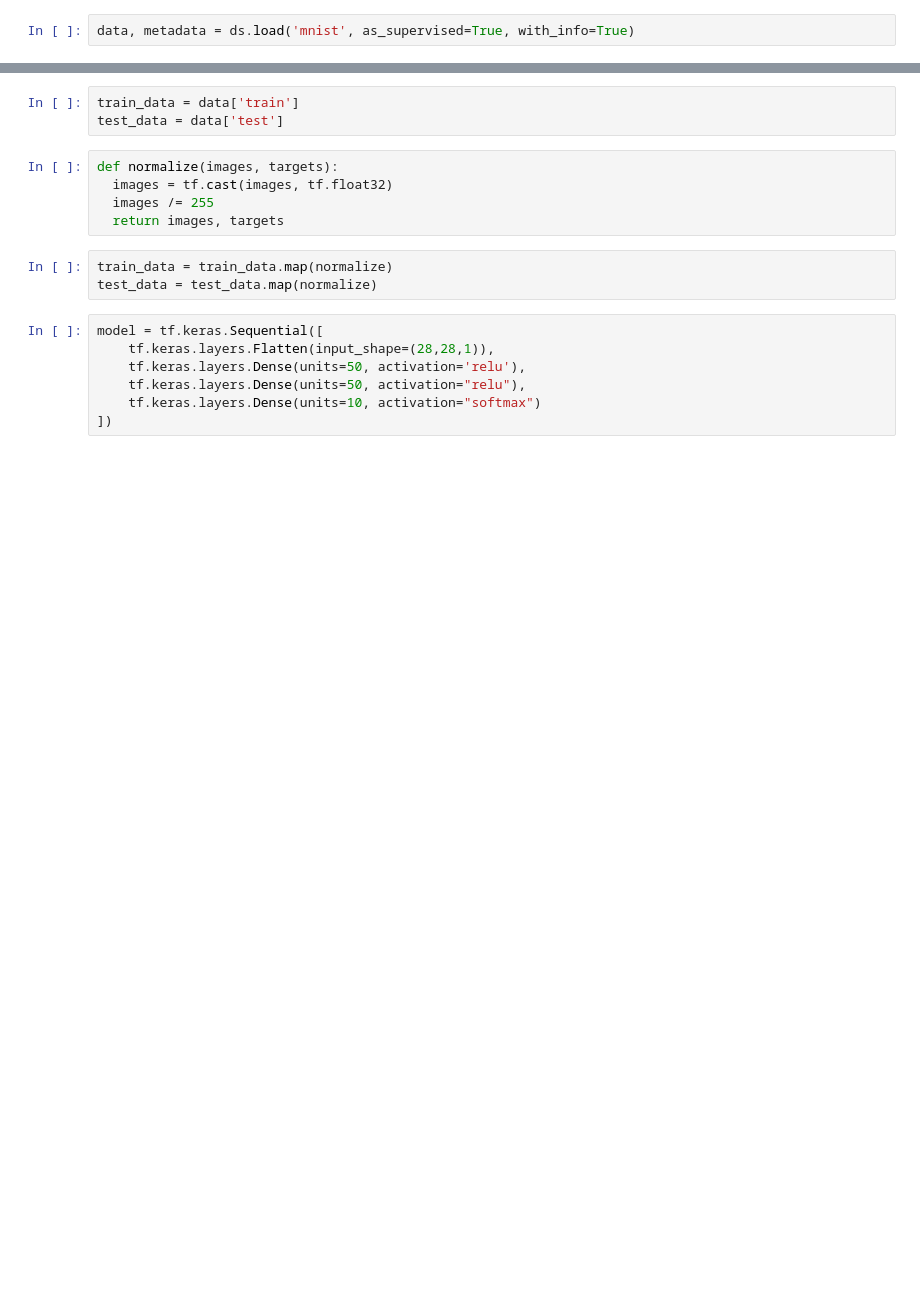
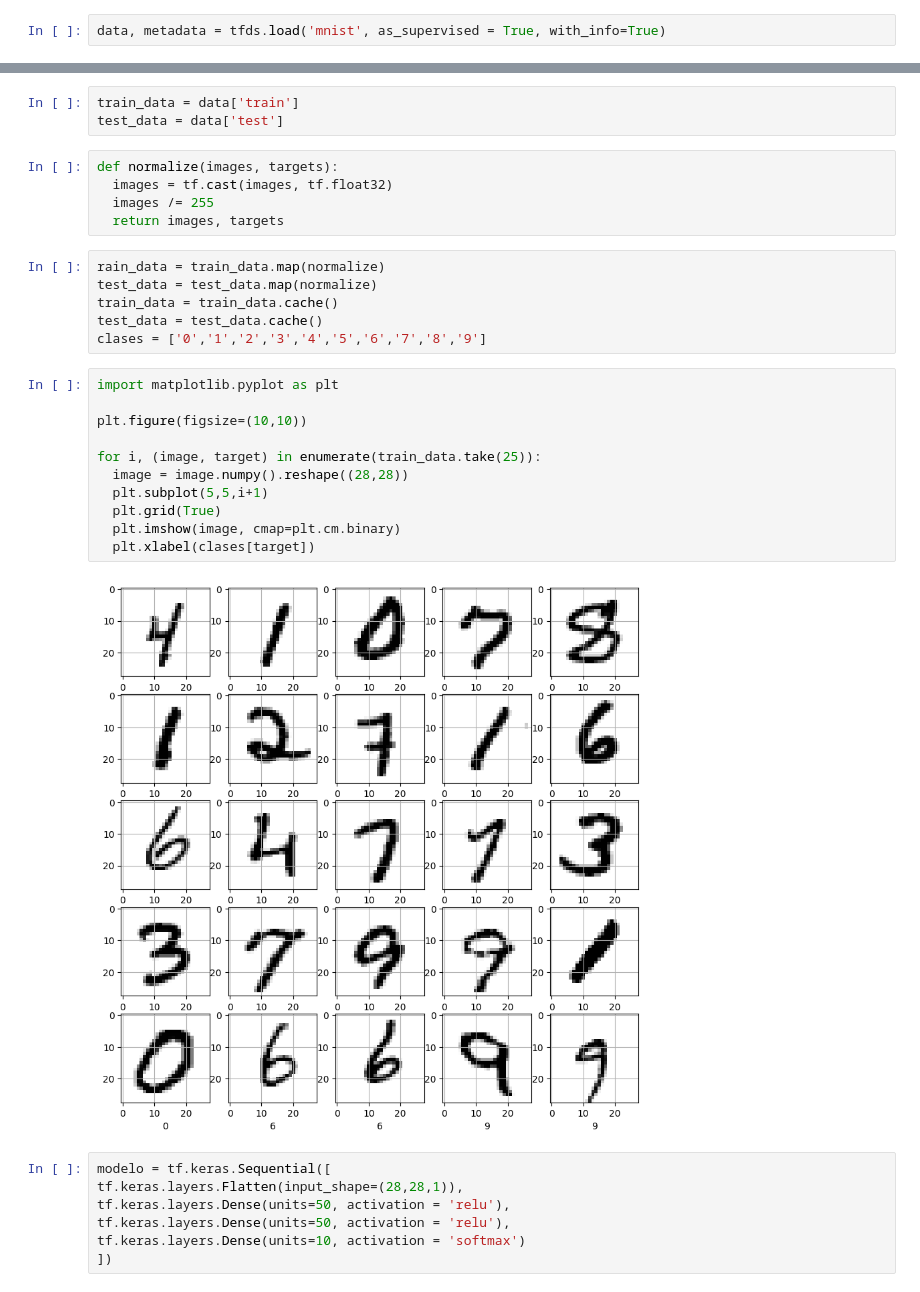
Before and after one commit to Michael-Liendo/classify-numbers-ia, a Jupyter notebook: classify_images.ipynb, the cells around one changed output, grey strips where cells are left out. Saved outputs shown, nothing was run; the diff lists cells and outputs as text; blank space fills up the shorter version.

Commit message:
feat: better classify images

```diff
--- a/classify_images.ipynb
+++ b/classify_images.ipynb
@@ -5,5 +5,5 @@ import matplotlib.pyplot as plt
 # %%
-data, metadata = ds.load('mnist', as_supervised=True, with_info=True)
+data, metadata = tfds.load('mnist', as_supervised = True, with_info=True)
 # %% [output]
 Downloading and preparing dataset 11.06 MiB (download: 11.06 MiB, generated: 21.00 MiB, total: 32.06 MiB) to /root/tensorflow_datasets/mnist/3.0.1...
 Dataset mnist downloaded and prepared to /root/tensorflow_datasets/mnist/3.0.1. Subsequent calls will reuse this data.
@@ -17,14 +24,30 @@ def normalize(images, targets):
   images = tf.cast(images, tf.float32)
   images /= 255
   return images, targets
-# %%
-train_data = train_data.map(normalize)
-test_data = test_data.map(normalize)
+# %%
+rain_data = train_data.map(normalize)
+test_data = test_data.map(normalize)
+train_data = train_data.cache()
+test_data = test_data.cache()
+clases = ['0','1','2','3','4','5','6','7','8','9']
+# %%
+import matplotlib.pyplot as plt
+
+plt.figure(figsize=(10,10))
+
+for i, (image, target) in enumerate(train_data.take(25)):
+  image = image.numpy().reshape((28,28))
+  plt.subplot(5,5,i+1)
+  plt.grid(True)
+  plt.imshow(image, cmap=plt.cm.binary)
+  plt.xlabel(clases[target])
+# %% [output]
+[figure, added]
 # %%
-model = tf.keras.Sequential([
-    tf.keras.layers.Flatten(input_shape=(28,28,1)),
-    tf.keras.layers.Dense(units=50, activation='relu'),
-    tf.keras.layers.Dense(units=50, activation="relu"),
-    tf.keras.layers.Dense(units=10, activation="softmax")
+modelo = tf.keras.Sequential([
+tf.keras.layers.Flatten(input_shape=(28,28,1)),
+tf.keras.layers.Dense(units=50, activation = 'relu'),
+tf.keras.layers.Dense(units=50, activation = 'relu'),
+tf.keras.layers.Dense(units=10, activation = 'softmax')
 ])
 # %%
```
Also changed, not shown: parts of 6 cells of this notebook.
